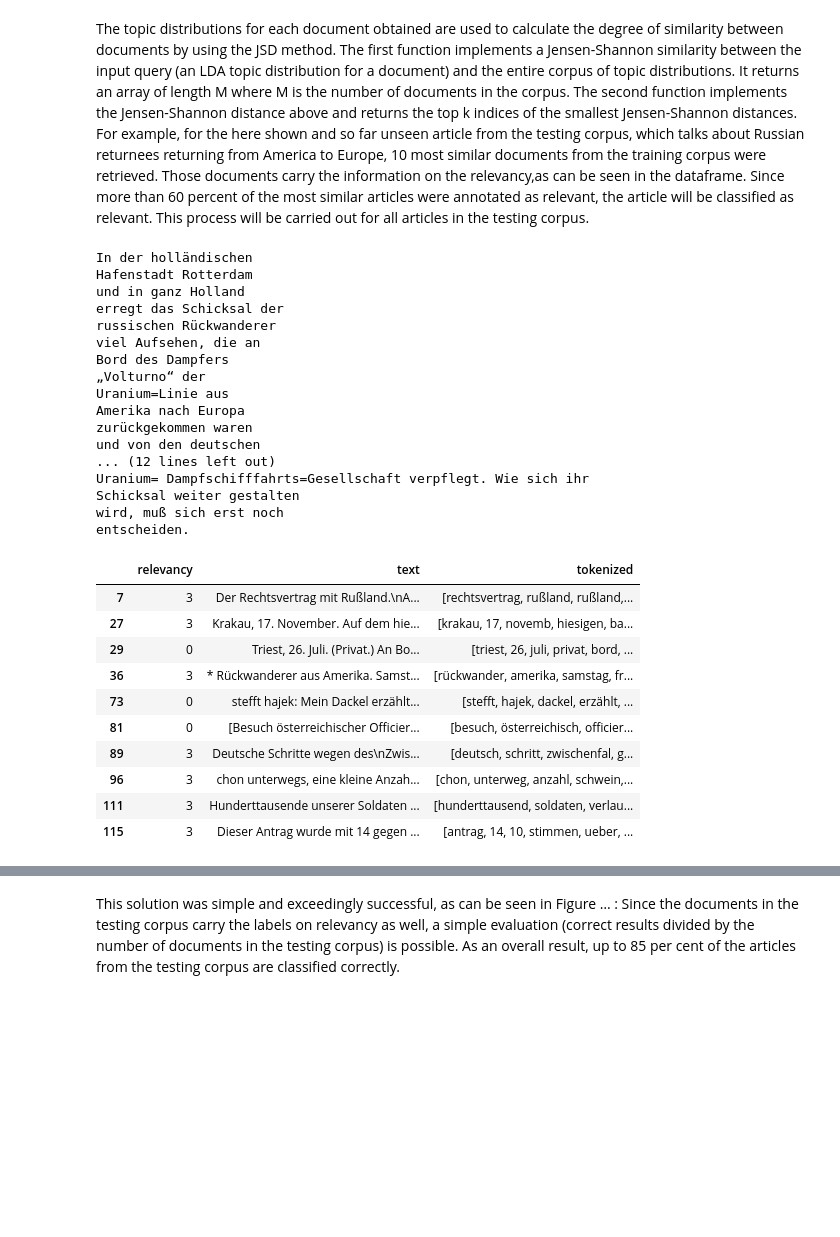
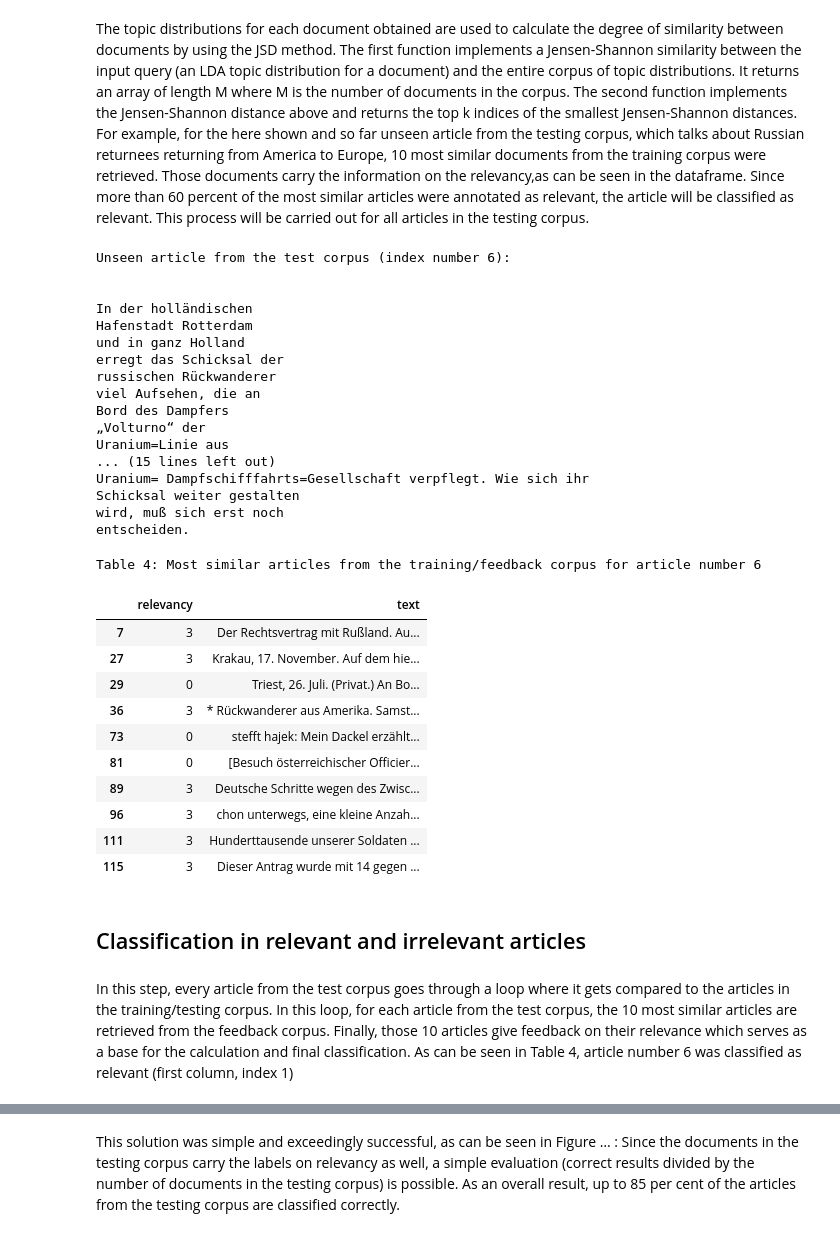
Before and after one commit to soberbichler/Topic-specific-corpus-building_OberbichlerPfanzelter, a Jupyter notebook: news_article_similarity_remigration_notebook.ipynb, the cells around one changed output, grey strips where cells are left out. Drawn from its saved outputs; the diff is of its cells as text; code cells hidden in the pictures; blank space fills up the shorter version.

```diff
--- a/news_article_similarity_remigration_notebook.ipynb
+++ b/news_article_similarity_remigration_notebook.ipynb
@@ -125,0 +112,2 @@ df.head(10)
+# %%
+df[12:14].style.set_caption('Table 1: Text with relevancy labels (3 = relevant; 0 = irrelevant) ')
@@ -181,7 +174,9 @@ def apply_all(text):
     return stem_words(remove_stop_words(initial_clean(text)))
 
 df['tokenized'] = df['text'].apply(apply_all)
-df.head(10)
+
+
+df[12:14].style.set_caption('Table 2: Relevancy, original text and preprocessed text')
 # %% [output]
 [nltk_data] Downloading package stopwords to
 [nltk_data]     C:\Users\c62255\AppData\Roaming\nltk_data...
@@ -405,49 +395,59 @@ def get_most_similar_documents(query,matrix,k=10):
 
 text_relevant = []
 number_relevant = []
 text_non_relevant = []
 number_non_relevant = []
 
 #most similar articles
 
 bow = dictionary.doc2bow(test_df.iloc[6,2])
 doc_distribution = np.array([tup[1] for tup in lda.get_document_topics(bow=bow)])
 doc_topic_dist = np.stack([np.array([tup[1] for tup in lst]) for lst in lda[corpus]])
 doc_topic_dist.shape
 sim_ids = get_most_similar_documents(doc_distribution,doc_topic_dist)
 similar_df = train_df[train_df.index.isin(sim_ids)]
+print('Unseen article from the test corpus (index number 6): ')
+
+print("\n")
 print(test_df.iloc[6,1])
 print("\n")
-similar_df
+similar_df = similar_df.drop(['tokenized'], axis =1)
+similar_df['text'] = similar_df['text'].apply(lambda x: x[:300])
+similar_df.style.set_caption('Table 4: Most similar articles from the training/feedback corpus for article number 6')
 # %% [output]
+Unseen article from the test corpus (index number 6):
+
+
 In der holländischen
 Hafenstadt Rotterdam
 und in ganz Holland
 erregt das Schicksal der
 russischen Rückwanderer
 viel Aufsehen, die an
 Bord des Dampfers
 „Volturno“ der
 Uranium=Linie aus
-Amerika nach Europa
-zurückgekommen waren
-und von den deutschen
-... (12 lines left out)
+... (15 lines left out)
 Uranium= Dampfschifffahrts=Gesellschaft verpflegt. Wie sich ihr
 Schicksal weiter gestalten
 wird, muß sich erst noch
 entscheiden.
+Table 4: Most similar articles from the training/feedback corpus for article number 6
-|  | relevancy | text | tokenized |
-| 7 | 3 | Der Rechtsvertrag mit Rußland.\nA... | [rechtsvertrag, rußland, rußland,... |
-| 27 | 3 | Krakau, 17. November. Auf dem hie... | [krakau, 17, novemb, hiesigen, ba... |
-| 29 | 0 | Triest, 26. Juli. (Privat.) An Bo... | [triest, 26, juli, privat, bord, ... |
-| 36 | 3 | * Rückwanderer aus Amerika. Samst... | [rückwander, amerika, samstag, fr... |
-| 73 | 0 | stefft hajek: Mein Dackel erzählt... | [stefft, hajek, dackel, erzählt, ... |
-| 81 | 0 | [Besuch österreichischer Officier... | [besuch, österreichisch, officier... |
-| 89 | 3 | Deutsche Schritte wegen des\nZwis... | [deutsch, schritt, zwischenfal, g... |
-| 96 | 3 | chon unterwegs, eine kleine Anzah... | [chon, unterweg, anzahl, schwein,... |
-| 111 | 3 | Hunderttausende unserer Soldaten ... | [hunderttausend, soldaten, verlau... |
-| 115 | 3 | Dieser Antrag wurde mit 14 gegen ... | [antrag, 14, 10, stimmen, ueber, ... |
+|  | relevancy | text |
+| 7 | 3 | Der Rechtsvertrag mit Rußland. Au... |
+| 27 | 3 | Krakau, 17. November. Auf dem hie... |
+| 29 | 0 | Triest, 26. Juli. (Privat.) An Bo... |
+| 36 | 3 | * Rückwanderer aus Amerika. Samst... |
+| 73 | 0 | stefft hajek: Mein Dackel erzählt... |
+| 81 | 0 | [Besuch österreichischer Officier... |
+| 89 | 3 | Deutsche Schritte wegen des Zwisc... |
+| 96 | 3 | chon unterwegs, eine kleine Anzah... |
+| 111 | 3 | Hunderttausende unserer Soldaten ... |
+| 115 | 3 | Dieser Antrag wurde mit 14 gegen ... |
+# %% [markdown]
+## Classification in relevant and irrelevant articles
+# %% [markdown]
+In this step, every article from the test corpus goes through a loop where it gets compared to the articles in the training/testing corpus. In this loop, for each article from the test corpus, the 10 most similar articles are retrieved from the feedback corpus. Finally, those 10 articles give feedback on their relevance which serves as a base for the calculation and final classification. As can be seen in Table 4, article number 6 was classified as relevant (first column, index 1)
 # %%
 # Classify into relevant and irrelevant
 index = 0
```
Also changed, not shown: parts of 10 cells of this notebook.
